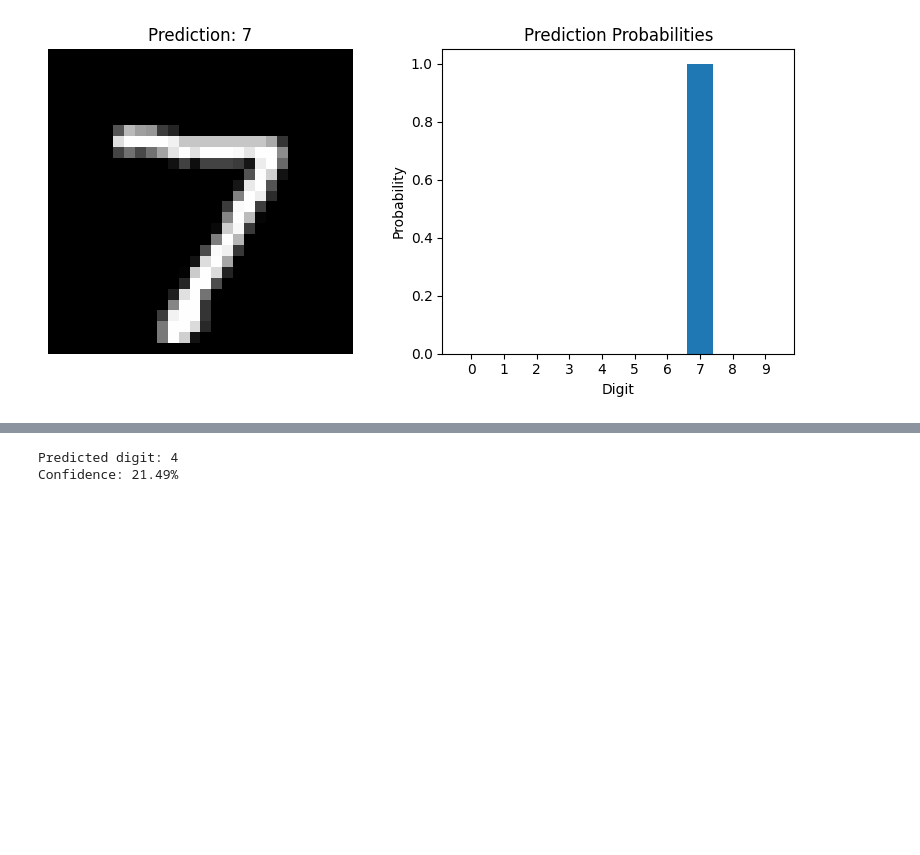
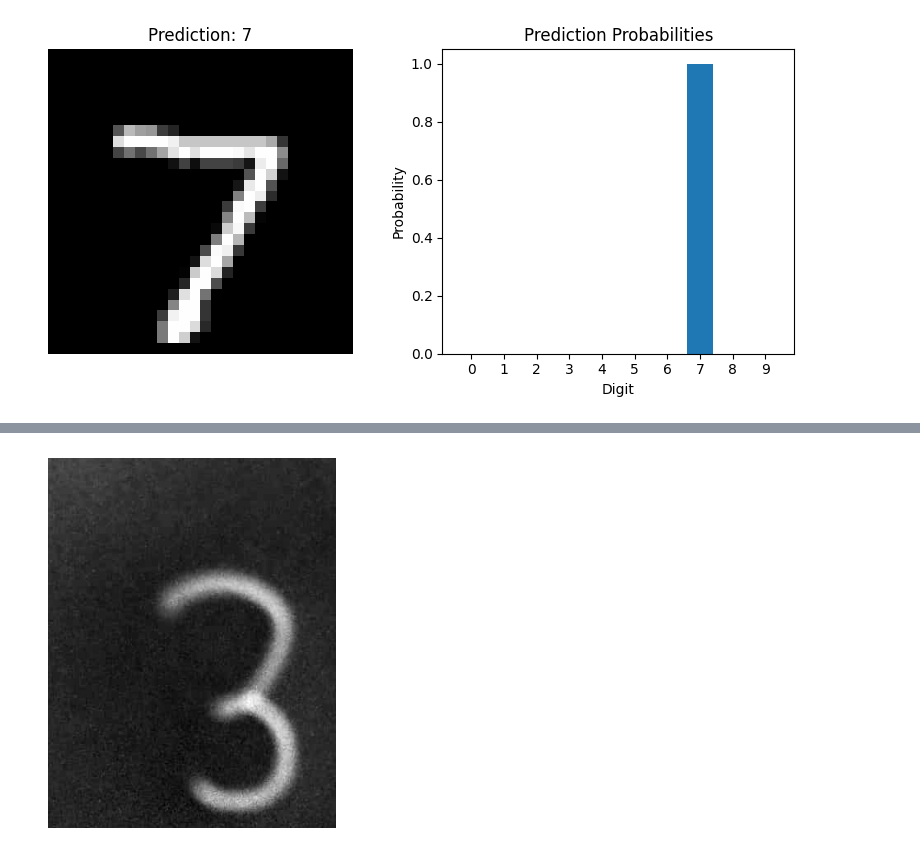
Before and after one commit to abhinavsinh014-prog/Deep-learning, a Jupyter notebook: project_on_CNN.ipynb, the cells around one changed output, grey strips where cells are left out. Drawn from its saved outputs; the diff is of its cells as text; code cells hidden in the pictures; blank space fills up the shorter version.

```diff
--- a/project_on_CNN.ipynb
+++ b/project_on_CNN.ipynb
@@ -282,10 +231,30 @@ prediction = model.predict(img_input)
-# %%
-predicted_digit = np.argmax(prediction)
-
-confidence = np.max(prediction) * 100
-
-print("Predicted digit:", predicted_digit)
-print(f"Confidence: {confidence:.2f}%")
-# %% [output]
-Predicted digit: 4
-Confidence: 21.49%
+# %%
+from PIL import Image, ImageOps
+import numpy as np
+import matplotlib.pyplot as plt
+
+# Load image
+img = Image.open("/content/WhatsApp Image 2026-09-03 at 23.27.49.jpeg").convert("L")
+
+# Crop around the handwritten digit
+img = img.crop((450, 300, 800, 750))
+
+# Convert to numpy
+img_array = np.array(img)
+
+# Increase contrast
+img_array = 255 - img_array
+
+# Normalize contrast
+img_array = (img_array - img_array.min()) / (img_array.max() - img_array.min()) * 255
+img_array = img_array.astype(np.uint8)
+
+# Convert back to PIL
+img = Image.fromarray(img_array)
+
+# Show
+plt.imshow(img, cmap="gray")
+plt.axis("off")
+plt.show()
+# %% [output]
+[figure, added]
```
Also changed, not shown: parts of 7 cells of this notebook.
